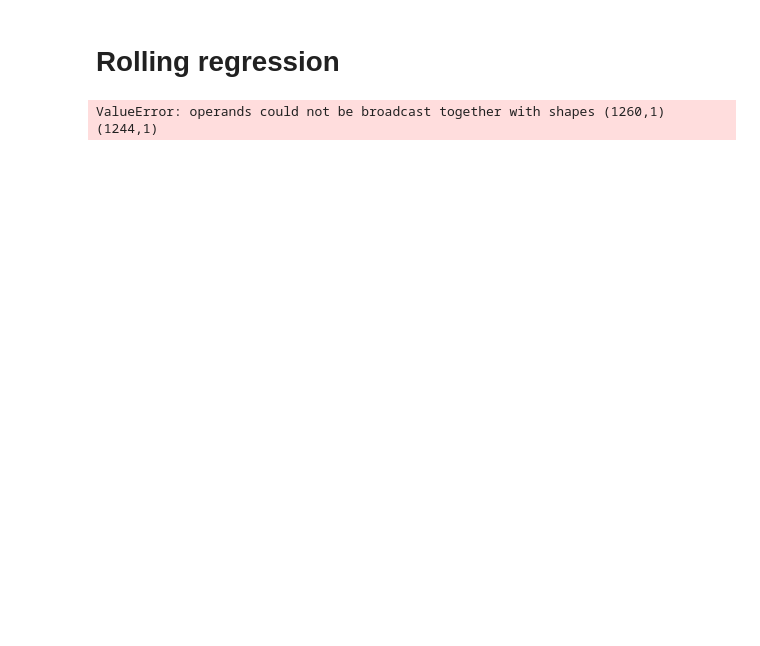
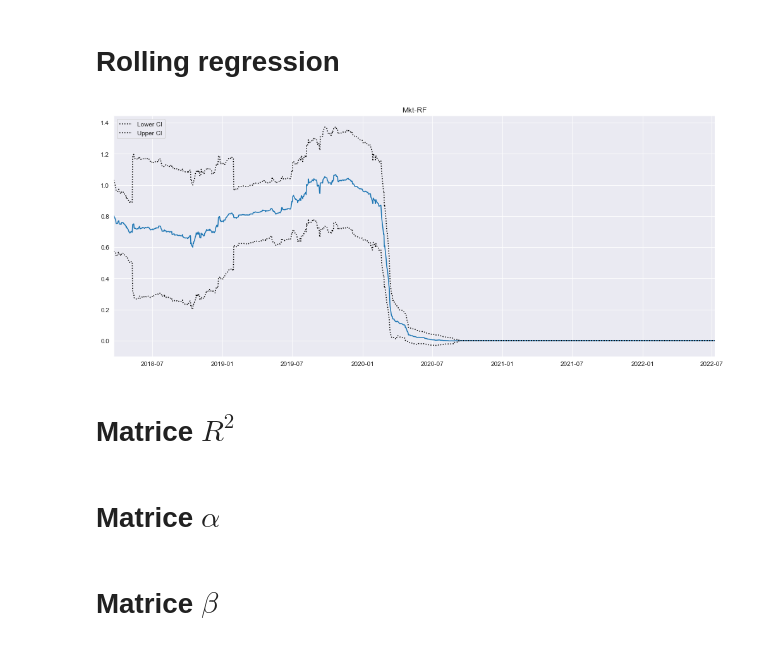
Before and after one commit to rmarconzini/Financial_Market_Analytics, a Jupyter notebook: FMA.ipynb, the cells around one changed output. Cells and saved outputs as stored; diff of their text form; code cells hidden in the pictures; blank space fills up the shorter version.

```diff
--- a/FMA.ipynb
+++ b/FMA.ipynb
@@ -98,0 +115,6 @@ display(df_stocks)
+# %%
+# Stocks dataset
+df_stocks_log_ret=df_stocks.copy()
+for column in df_stocks:
+   df_stocks_log_ret[column]= df_stocks_log_ret[column].pct_change().apply(lambda x: np.log(1+x))
+display(df_stocks_log_ret)
@@ -143,4 +158,33 @@ exog = df_index_logret['NASDAQ_Index']
-# %%
-rols = RollingOLS(endog, exog, window=180)
-# %% [output]
-ValueError: operands could not be broadcast together with shapes (1260,1) (1244,1)
+# %%
+y_var = list(df_stocks_log_ret)
+exog = sm.add_constant(df_index_log_ret['Mkt-RF'])
+
+key_list =['alpha', 'beta', 'R2', 'Specific Risk', 'Sistemati Risk', 'Total Risk']
+roll_res=dict.fromkeys(key_list)
+
+roll_res['Alpha']={}
+roll_res['Beta']={}
+roll_res['R2']={}
+roll_res['Specific Risk']={}
+roll_res['Systematic Risk']={}
+roll_res['Total Risk']={}
+
+for endog in tqdm(y_var):
+    results = RollingOLS(df_stocks_log_ret[endog], exog, window=180, min_nobs=180)
+    rres=results.fit()
+
+    roll_res['Alpha'][endog]=rres.params['const']
+    roll_res['Beta'][endog]=rres.params['Mkt-RF']
+    roll_res['R2'][endog]=rres.rsquared
+    roll_res['Specific Risk'][endog]=rres.mse_resid
+    roll_res['Systematic Risk'][endog]=rres.mse_model
+    roll_res['Total Risk'][endog]=rres.mse_total
+# %%
+# Prove
+results = RollingOLS(df_stocks_log_ret['NLOK-US'], exog, window=180)
+rres=results.fit()
+fig = rres.plot_recursive_coefficient(variables=["Mkt-RF"], figsize=(14, 6))
+# %% [output]
+[figure, added]
+# %% [markdown]
+# Matrice $R^2$
@@ -146,0 +193,2 @@ ValueError: operands could not be broadcast together with shapes (1260,1) (1244,
+# %% [markdown]
+# Matrice $\alpha$
@@ -146,0 +197,2 @@ ValueError: operands could not be broadcast together with shapes (1260,1) (1244,
+# %% [markdown]
+# Matrice $\beta$
```
Also changed, not shown: parts of 26 cells of this notebook, 1 other file.
